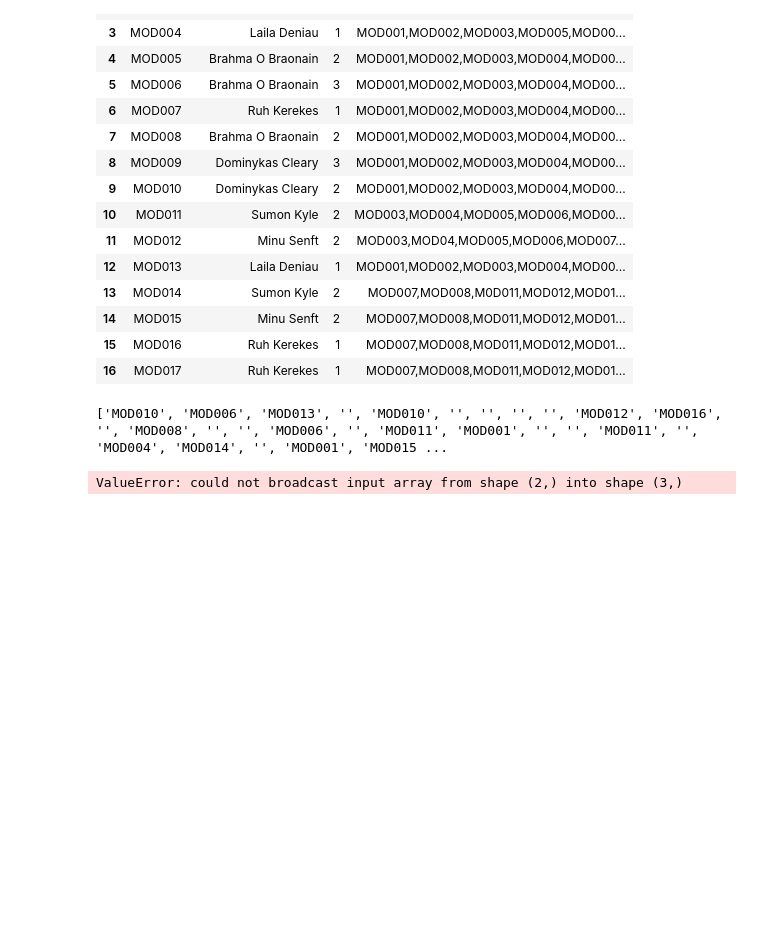
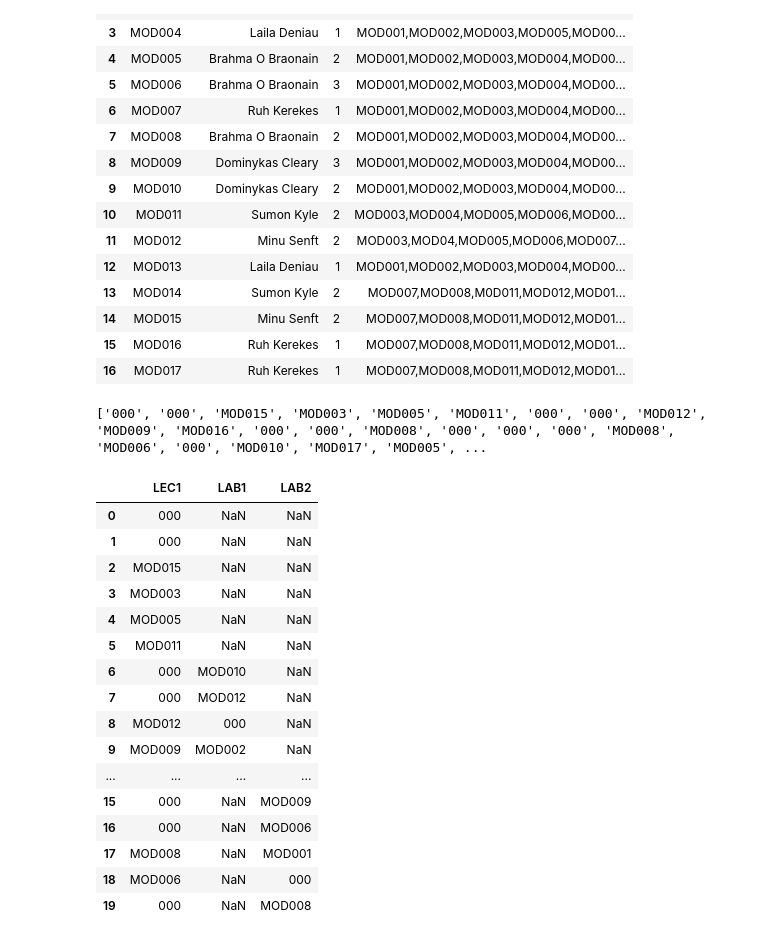
Before and after one commit to Firey56/COMP2002-Coursework, a Jupyter notebook: COMP2002 Jupyter Notebook.ipynb, the cells around one changed output. Drawn from its saved outputs; the diff is of its cells as text; code cells hidden in the pictures; blank space fills up the shorter version.

```diff
--- a/COMP2002 Jupyter Notebook.ipynb
+++ b/COMP2002 Jupyter Notebook.ipynb
@@ -140,28 +140,46 @@ for index, row in data.iterrows():
 # %%
 #Creates the module list with the amount of times it has to go into the timetable
 import random
 moduleAmount = []
 for i in range(len(list)):
     moduleAmount.append(list[i].moduleName)
     for j in range(list[i].labs):
         moduleAmount.append(list[i].moduleName)
 #Make sure that the frame gets filled
 i = len(moduleAmount)
 for i in range(60):
-    moduleAmount.append("")
+    moduleAmount.append("000")
 #Shuffled the array for a random solution
 np.random.shuffle(moduleAmount)
 print(moduleAmount)
 df = pandas.DataFrame(columns=['LEC1','LAB1','LAB2'],index=range(0,20))
 
 
 for i in range(len(moduleAmount)):
     if i < 20:
-        df.loc[i] = [moduleAmount[i], 'LEC1']
-        if i >= 20 and i < 40:
-            df.loc[i] = [moduleAmount[i], 'LAB1']
-        if i >= 40 and i < 60:
-            df.loc[i] = [moduleAmount[i], 'LAB2']
+        df.loc[i, 'LEC1'] = moduleAmount[i]
+    elif i >= 20 and i < 40:
+        df.loc[i//3, 'LAB1'] = moduleAmount[i]
+    elif i >= 40 and i < 60:
+        df.loc[i//3, 'LAB2'] = moduleAmount[i]
+
+df
 # %% [output]
-['MOD010', 'MOD006', 'MOD013', '', 'MOD010', '', '', '', '', 'MOD012', 'MOD016', '', 'MOD008', '', '', 'MOD006', '', 'MOD011', 'MOD001', '', '', 'MOD011', '', 'MOD004', 'MOD014', '', 'MOD001', 'MOD015 ...
+['000', '000', 'MOD015', 'MOD003', 'MOD005', 'MOD011', '000', '000', 'MOD012', 'MOD009', 'MOD016', '000', '000', 'MOD008', '000', '000', '000', 'MOD008', 'MOD006', '000', 'MOD010', 'MOD017', 'MOD005', ...
-ValueError: could not broadcast input array from shape (2,) into shape (3,)
+|  | LEC1 | LAB1 | LAB2 |
+| 0 | 000 | NaN | NaN |
+| 1 | 000 | NaN | NaN |
+| 2 | MOD015 | NaN | NaN |
+| 3 | MOD003 | NaN | NaN |
+| 4 | MOD005 | NaN | NaN |
+| 5 | MOD011 | NaN | NaN |
+| 6 | 000 | MOD010 | NaN |
+| 7 | 000 | MOD012 | NaN |
+| 8 | MOD012 | 000 | NaN |
+| 9 | MOD009 | MOD002 | NaN |
+| ... | ... | ... | ... |
+| 15 | 000 | NaN | MOD009 |
+| 16 | 000 | NaN | MOD006 |
+| 17 | MOD008 | NaN | MOD001 |
+| 18 | MOD006 | NaN | 000 |
+| 19 | 000 | NaN | MOD008 |
```
